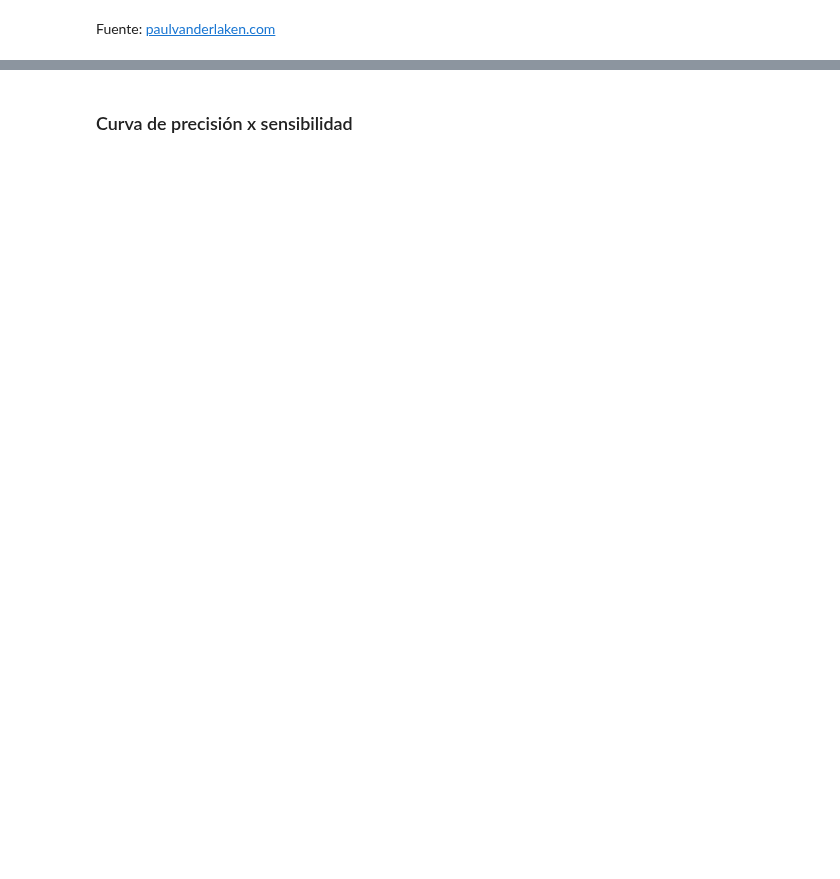
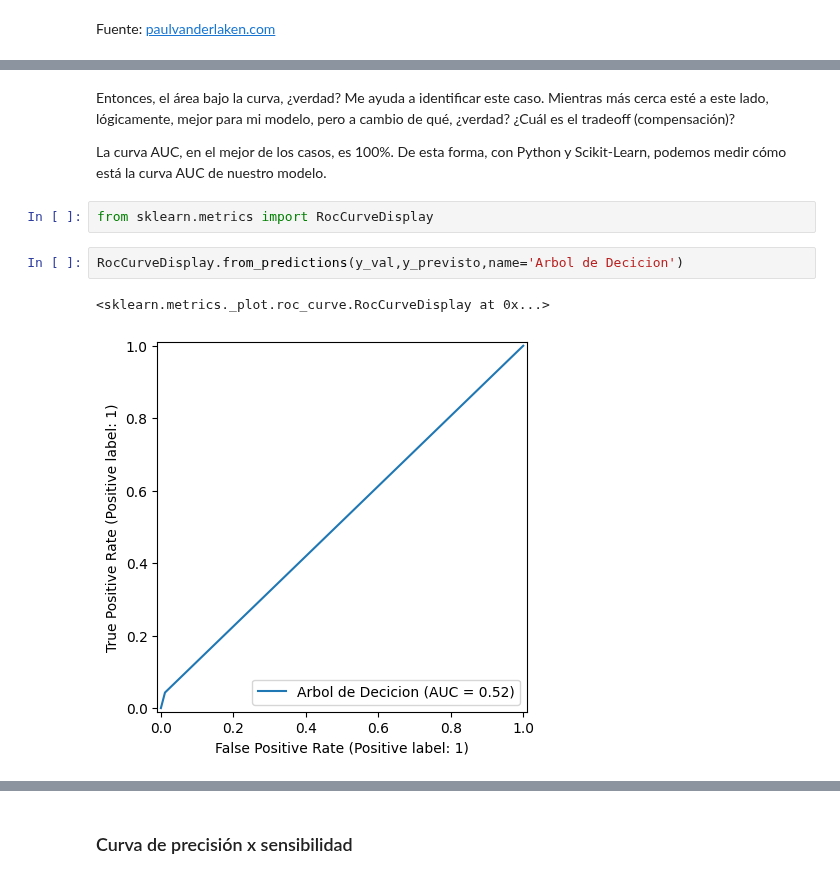
Before and after one commit to jorgevillegazz/Estadisticas-y-Machine-Learning-G9---ONE, a Jupyter notebook: Clasificacion_validacion_y_metricas.ipynb, the cells around one changed output, grey strips where cells are left out. Saved outputs shown, nothing was run; the diff lists cells and outputs as text; blank space fills up the shorter version.

```diff
--- a/Clasificacion_validacion_y_metricas.ipynb
+++ b/Clasificacion_validacion_y_metricas.ipynb
@@ -283,0 +348,11 @@ Fuente: [paulvanderlaken.com](https://paulvanderlaken.com/2019/08/16/roc-auc-pre
+# %% [markdown]
+Entonces, el área bajo la curva, ¿verdad? Me ayuda a identificar este caso. Mientras más cerca esté a este lado, lógicamente, mejor para mi modelo, pero a cambio de qué, ¿verdad? ¿Cuál es el tradeoff (compensación)?
+
+La curva AUC, en el mejor de los casos, es 100%. De esta forma, con Python y Scikit-Learn, podemos medir cómo está la curva AUC de nuestro modelo.
+# %%
+from sklearn.metrics import RocCurveDisplay
+# %%
+RocCurveDisplay.from_predictions(y_val,y_previsto,name='Arbol de Decicion')
+# %% [output]
+<sklearn.metrics._plot.roc_curve.RocCurveDisplay at 0x...>
+[figure, added]
```
Also changed, not shown: parts of 97 cells of this notebook.
